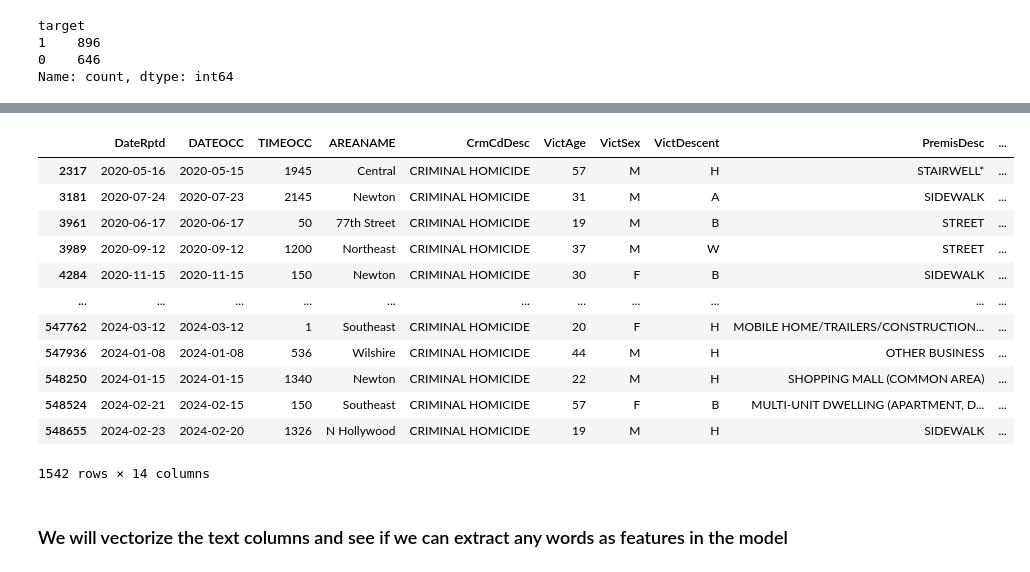
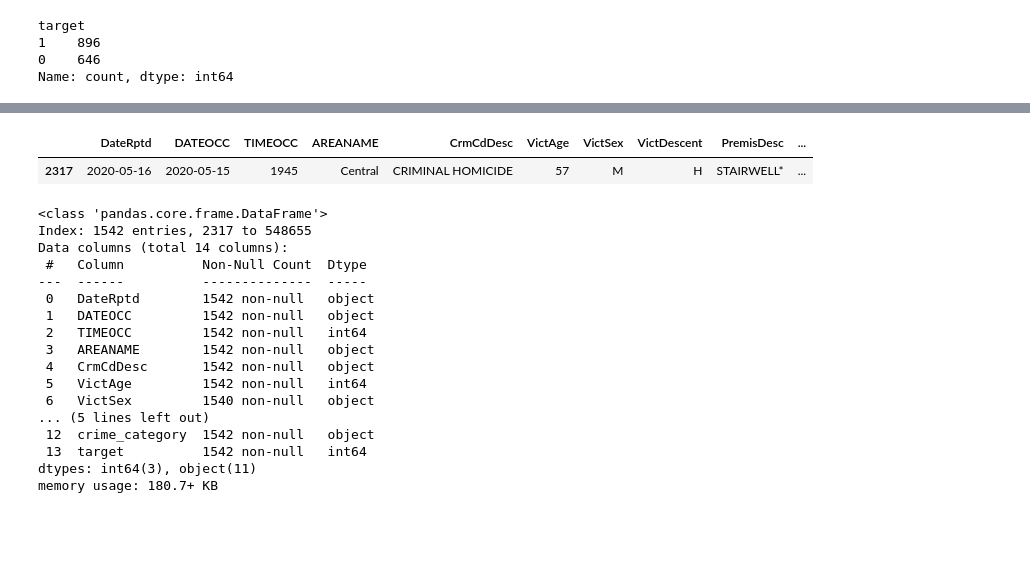
Before and after one commit to DanHerman212/los_angeles_crime, a Jupyter notebook: notebooks/3_data_modeling.ipynb, the cells around one changed output, grey strips where cells are left out. Cells and saved outputs as stored; diff of their text form; code cells hidden in the pictures; blank space fills up the shorter version.

```diff
--- a/notebooks/3_data_modeling.ipynb
+++ b/notebooks/3_data_modeling.ipynb
@@ -112,21 +101,8 @@ Index(['DR_NO', 'DateRptd', 'DATEOCC', 'TIMEOCC', 'AREA', 'AREANAME',
 # %%
 # build the model islolating appropriate columns
 homicide = homicide.loc[:,['DateRptd', 'DATEOCC', 'TIMEOCC','AREANAME','CrmCdDesc','VictAge','VictSex', 'VictDescent','PremisDesc','WeaponDesc', 'Status','StatusDesc','crime_category','target']]
 
-homicide
+homicide[:1]
 # %% [output]
 |  | DateRptd | DATEOCC | TIMEOCC | AREANAME | CrmCdDesc | VictAge | VictSex | VictDescent | PremisDesc | ... |
 | 2317 | 2020-05-16 | 2020-05-15 | 1945 | Central | CRIMINAL HOMICIDE | 57 | M | H | STAIRWELL* | ... |
-| 3181 | 2020-07-24 | 2020-07-23 | 2145 | Newton | CRIMINAL HOMICIDE | 31 | M | A | SIDEWALK | ... |
-| 3961 | 2020-06-17 | 2020-06-17 | 50 | 77th Street | CRIMINAL HOMICIDE | 19 | M | B | STREET | ... |
-| 3989 | 2020-09-12 | 2020-09-12 | 1200 | Northeast | CRIMINAL HOMICIDE | 37 | M | W | STREET | ... |
-| 4284 | 2020-11-15 | 2020-11-15 | 150 | Newton | CRIMINAL HOMICIDE | 30 | F | B | SIDEWALK | ... |
-| ... | ... | ... | ... | ... | ... | ... | ... | ... | ... | ... |
-| 547762 | 2024-03-12 | 2024-03-12 | 1 | Southeast | CRIMINAL HOMICIDE | 20 | F | H | MOBILE HOME/TRAILERS/CONSTRUCTION... | ... |
-| 547936 | 2024-01-08 | 2024-01-08 | 536 | Wilshire | CRIMINAL HOMICIDE | 44 | M | H | OTHER BUSINESS | ... |
-| 548250 | 2024-01-15 | 2024-01-15 | 1340 | Newton | CRIMINAL HOMICIDE | 22 | M | H | SHOPPING MALL (COMMON AREA) | ... |
-| 548524 | 2024-02-21 | 2024-02-15 | 150 | Southeast | CRIMINAL HOMICIDE | 57 | F | B | MULTI-UNIT DWELLING (APARTMENT, D... | ... |
-| 548655 | 2024-02-23 | 2024-02-20 | 1326 | N Hollywood | CRIMINAL HOMICIDE | 19 | M | H | SIDEWALK | ... |
-1542 rows × 14 columns
-# %% [markdown]
-### We will vectorize the text columns and see if we can extract any words as features in the model
@@ -134,0 +109,23 @@ from sklearn.feature_extraction.text import TfidfVectorizer
+# %%
+# fill the nulls in WeaponDesc with ''
+homicide['WeaponDesc'] = homicide['WeaponDesc'].fillna('')
+
+homicide.info()
+# %% [output]
+<class 'pandas.core.frame.DataFrame'>
+Index: 1542 entries, 2317 to 548655
+Data columns (total 14 columns):
+ #   Column          Non-Null Count  Dtype
+---  ------          --------------  -----
+ 0   DateRptd        1542 non-null   object
+ 1   DATEOCC         1542 non-null   object
+ 2   TIMEOCC         1542 non-null   int64
+ 3   AREANAME        1542 non-null   object
+ 4   CrmCdDesc       1542 non-null   object
+ 5   VictAge         1542 non-null   int64
+ 6   VictSex         1540 non-null   object
+... (5 lines left out)
+ 12  crime_category  1542 non-null   object
+ 13  target          1542 non-null   int64
+dtypes: int64(3), object(11)
+memory usage: 180.7+ KB
```
Also changed, not shown: parts of 31 cells of this notebook.
